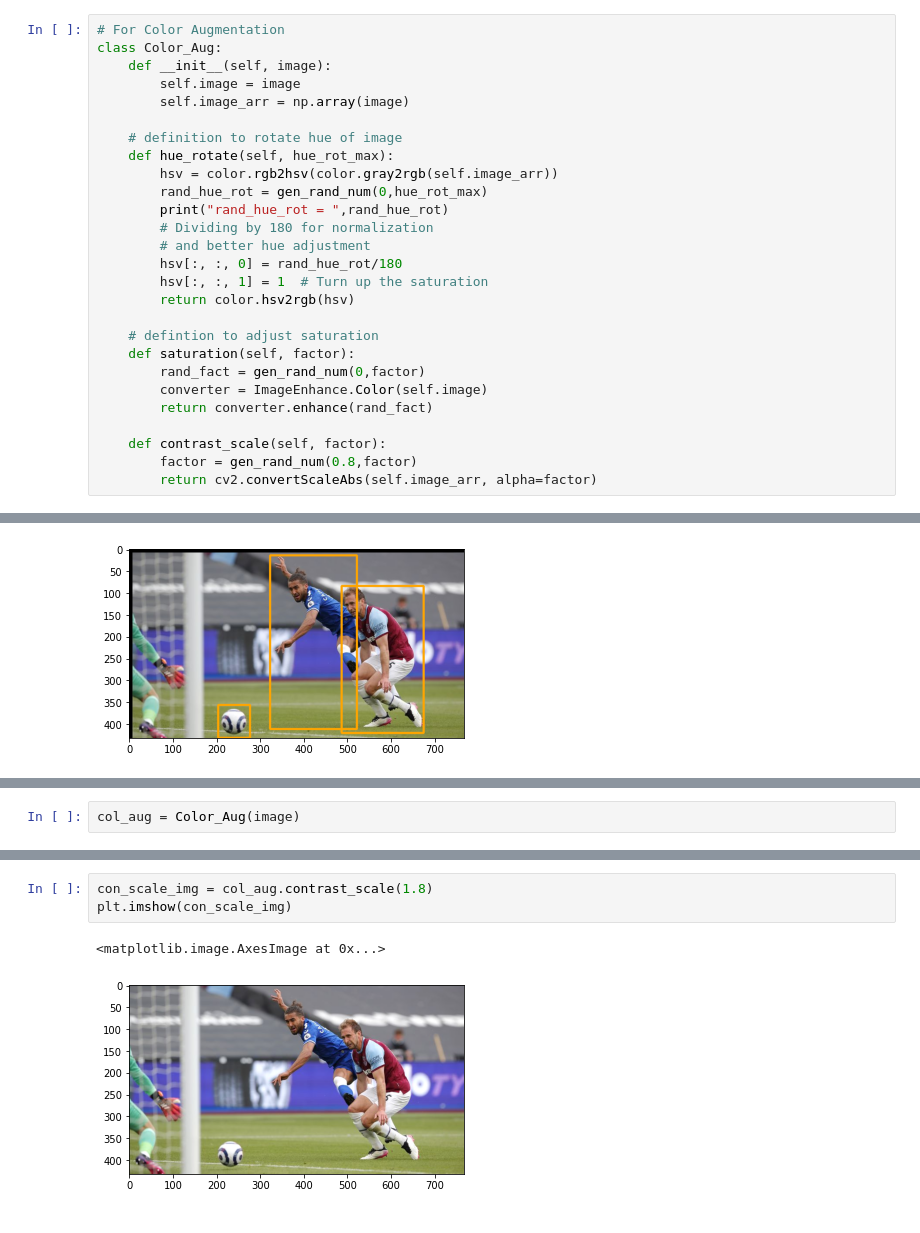
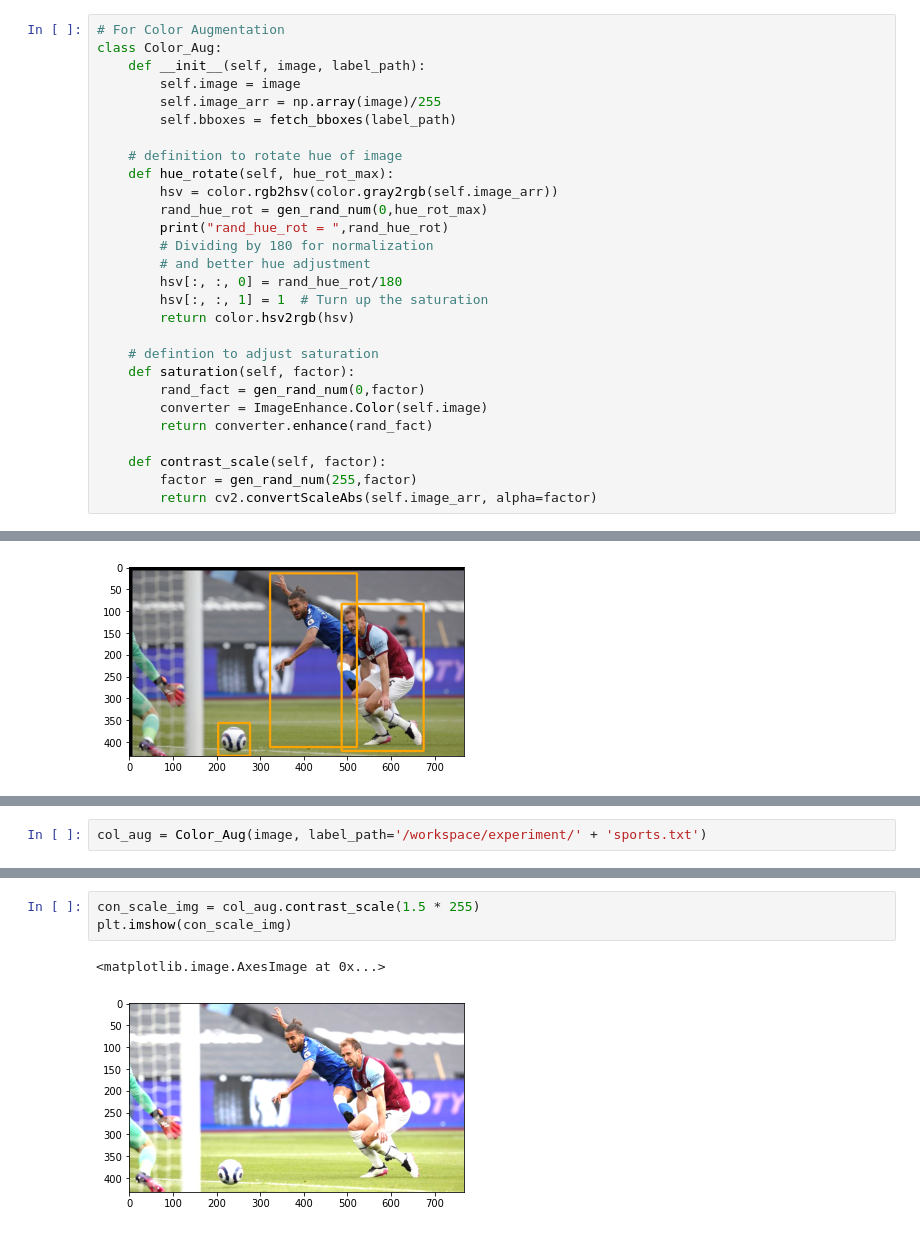
Before and after one commit to hackassin/PyTorch-For-Kiiti-Object-Detection, a Jupyter notebook: data_aug_preprocess.ipynb, the cells around one changed output, grey strips where cells are left out. Saved outputs shown, nothing was run; the diff lists cells and outputs as text.

```diff
--- a/data_aug_preprocess.ipynb
+++ b/data_aug_preprocess.ipynb
@@ -103,9 +105,10 @@ class Spatial_Aug:
 # %%
 # For Color Augmentation
 class Color_Aug:
-    def __init__(self, image):
+    def __init__(self, image, label_path):
         self.image = image
-        self.image_arr = np.array(image)
+        self.image_arr = np.array(image)/255
+        self.bboxes = fetch_bboxes(label_path)
 
     # definition to rotate hue of image
     def hue_rotate(self, hue_rot_max):
@@ -125,7 +128,7 @@ class Color_Aug:
         return converter.enhance(rand_fact)
 
     def contrast_scale(self, factor):
-        factor = gen_rand_num(0.8,factor)
+        factor = gen_rand_num(255,factor)
         return cv2.convertScaleAbs(self.image_arr, alpha=factor)
 # %%
 # Test code to fetch bounding boxes and image
@@ -260,2 +265,2 @@ image_arr = np.array(image)
 # %%
-col_aug = Color_Aug(image)
+col_aug = Color_Aug(image, label_path='/workspace/experiment/' + 'sports.txt')
@@ -278,6 +340,6 @@ plt.imshow(sat_img)
 # %%
-con_scale_img = col_aug.contrast_scale(1.8)
+con_scale_img = col_aug.contrast_scale(1.5 * 255)
 plt.imshow(con_scale_img)
 # %% [output]
 <matplotlib.image.AxesImage at 0x...>
-[figure, old version]
+[figure, new version]
```
Also changed, not shown: parts of 21 cells of this notebook, 1 other file.
